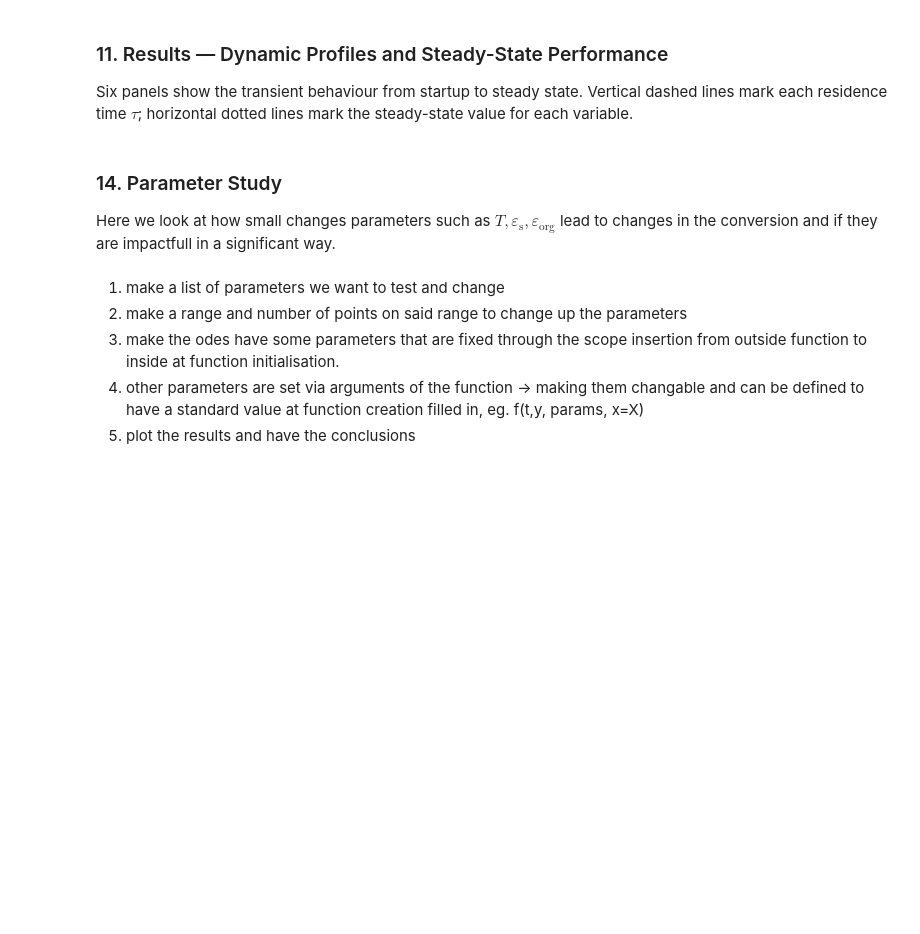
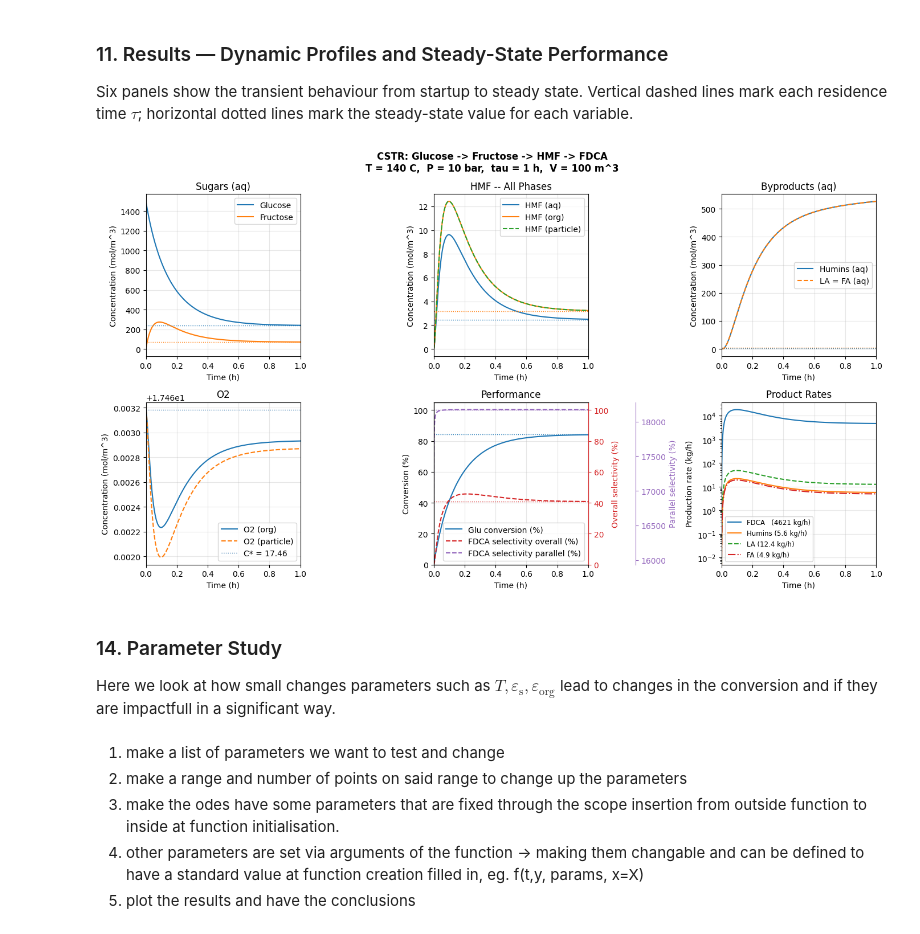
Before and after one commit to TorchSquarer/ACRE_final_assignment, a Jupyter notebook: CSTR_RDS_ODEs.ipynb, the cells around one changed output. Drawn from its saved outputs; the diff is of its cells as text; code cells hidden in the pictures; blank space fills up the shorter version.

```diff
--- a/CSTR_RDS_ODEs.ipynb
+++ b/CSTR_RDS_ODEs.ipynb
@@ -468,10 +547,12 @@ The BDF (Backward Differentiation Formula) solver is used. The simulation runs f
 
 Initial conditions: reactor filled with fresh glucose feed; O₂ at saturation throughout liquid.
 # %%
+sim_time = 10
+view_time = 1
 y0  = [C_Glu_feed, 0, 0, 0, 0, C_O2_sat, C_O2_sat, 0, 0, 0, 0, 0]
-sol = solve_ivp(odes, [0, 10*tau], y0, method='BDF', rtol=1e-9, atol=1e-11, dense_output=True)
+sol = solve_ivp(odes, [0, sim_time*tau], y0, method='BDF', rtol=1e-9, atol=1e-11, dense_output=True)
 
-t_plot = np.linspace(0, 6*tau, 2000)
+t_plot = np.linspace(0, view_time*tau, 2000)
 y_plot = sol.sol(t_plot)
 ss = sol.y[:, -1]
 
@@ -546,8 +653,10 @@ t_h   = t_plot / 3600
 tau_h = tau / 3600
 
 def tau_lines(ax):
-    for i in range(1, 6):
-        ax.axvline(i*tau_h, color='grey', lw=0.6, ls='--', alpha=0.5)
+    x_max = t_h[-1]
+    for i in range(1, int(x_max / tau_h) + 1):
+        ax.axvline(i * tau_h, color='grey', lw=0.6, ls='--', alpha=0.5)
+    ax.set_xlim(0, x_max)
 
 fig, axes = plt.subplots(2, 3, figsize=(14, 8))
 fig.suptitle(
@@ -624,33 +733,35 @@ ax3.axhline(S_FDCA_par*100, color='C4', ls=':', lw=1)
 ax2.yaxis.label.set_color('C3')
 ax2.tick_params(axis='y', colors='C3')
 ax2.spines['right'].set_color('C3')
 ax3.yaxis.label.set_color('C4')
 ax3.tick_params(axis='y', colors='C4')
 ax3.spines['right'].set_color('C4')
 
 ax.set(xlabel='Time (h)', ylabel='Conversion (%)', ylim=(0, 105), title='Performance')
 ax2.set_ylabel('Overall selectivity (%)');  ax2.set_ylim(0, 105)
 ax3.set_ylabel('Parallel selectivity (%)');
 ax.legend([l1, l2, l3], [l.get_label() for l in [l1, l2, l3]], loc='best')
 ax.grid(alpha=0.3); tau_lines(ax)
 
 # Panel 6 -- Product rates (log scale)
 FDCA_t   = r6_t * 3600 * MW_FDCA/1000
 Humins_t = r4_t * 3600 * MW_Hum/1000
 LA_t     = r5_t * 3600 * MW_LA/1000
 FA_t     = r5_t * 3600 * MW_FA/1000
 
 ax = axes[1, 2]
 ax.plot(t_h, FDCA_t,   label=f'FDCA   ({r6_ss*MW_FDCA/1000*3600:.0f} kg/h)')
 ax.plot(t_h, Humins_t, label=f'Humins ({r4_ss*MW_Hum/1000*3600:.1f} kg/h)')
 ax.plot(t_h, LA_t,     ls='--', label=f'LA ({r5_ss*MW_LA/1000*3600:.1f} kg/h)')
 ax.plot(t_h, FA_t,     ls='-.', label=f'FA ({r5_ss*MW_FA/1000*3600:.1f} kg/h)')
 ax.set_yscale('log')
 ax.set(xlabel='Time (h)', ylabel='Production rate (kg/h)', title='Product Rates')
 ax.legend(fontsize=8.5); ax.grid(alpha=0.3); tau_lines(ax)
 
 plt.tight_layout()
 plt.show()
+# %% [output]
+[figure, added]
 # %% [markdown]
 ### 14. Parameter Study
 Here we look at how small changes parameters such as $T, \varepsilon_\text{s}, \varepsilon_\text{org}$ lead to changes in the conversion and if they are impactfull in a significant way.
```
Also changed, not shown: parts of 9 cells of this notebook, 1 other file.
